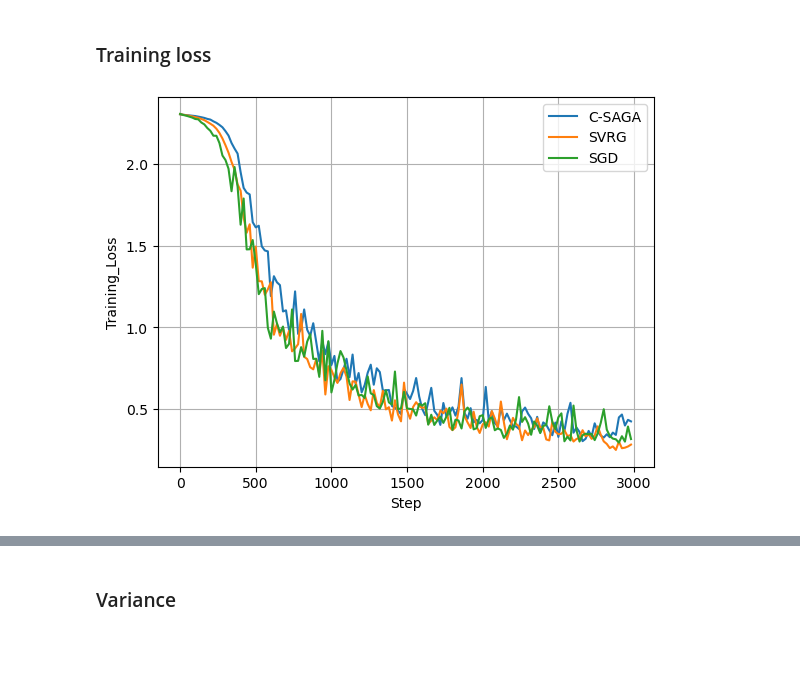
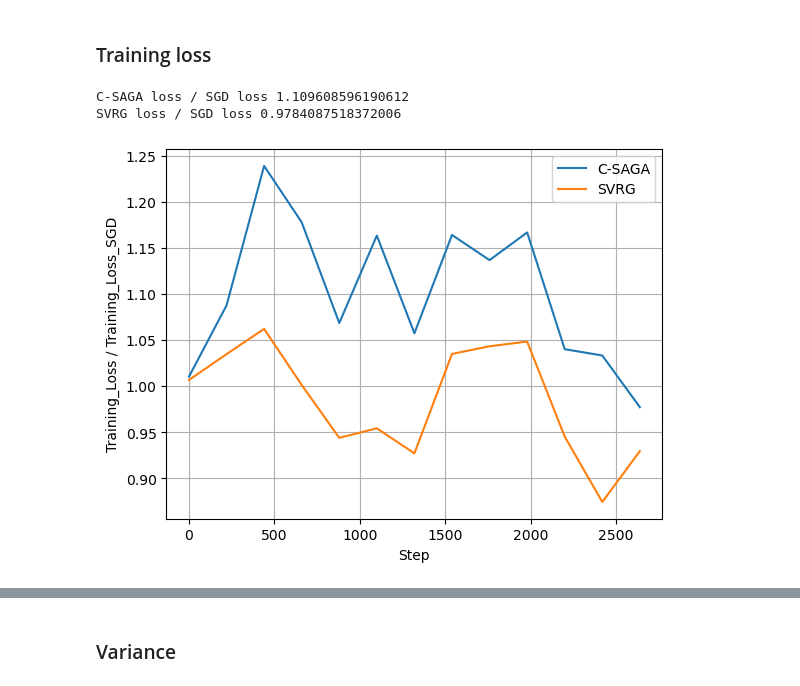
Before and after one commit to mohahf19/OptML-2023, a Jupyter notebook: compare_snapshots.ipynb, the cells around one changed output, grey strips where cells are left out. Drawn from its saved outputs; the diff is of its cells as text; code cells hidden in the pictures; blank space fills up the shorter version.

```diff
--- a/compare_snapshots.ipynb
+++ b/compare_snapshots.ipynb
@@ -66,50 +66,37 @@ ci_low_sgd, ci_up_sgd = mean_sgd - 1.96*std_sgd/np.sqrt(num_runs), mean_sgd + 1.
 # %%
 steps_loss = 20 * np.array(list(range(150))) # we measure the train loss once in 20 steps out of 3000 total, used for x axis
 
-ratio = False # set to true to plot ratio of train loss of SAGA/SGD and SVRG/SGD
 ci = False # set to true to plot confidence interval
 smooth = True # remove spikes
 
-if ratio:
-    mean_sgd = mean_sgd + 0.00000001
 
-    if smooth:
-        r, s = plot_utils.smoothen(mean_saga/mean_sgd, 11)
-        s = 20*s
-    else:
-        s, r = steps_loss, mean_saga/mean_sgd
-    plt.plot(s, r, label = "C-SAGA")
+mean_sgd = mean_sgd + 0.00000001
 
-    if smooth:
-        r, s = plot_utils.smoothen(mean_svrg/mean_sgd, 11)
-        s = 20*s
-    else:
-        s, r = steps_loss, mean_svrg/mean_sgd
-    plt.plot(s, r, label = "SVRG")
+if smooth:
+    r, s = plot_utils.smoothen(mean_saga/mean_sgd, 11)
+    s = 20*s
+else:
+    s, r = steps_loss, mean_saga/mean_sgd
+plt.plot(s, r, label = "C-SAGA")
 
-    print(np.mean(mean_saga/mean_sgd), np.mean(mean_svrg/mean_sgd))
+if smooth:
+    r, s = plot_utils.smoothen(mean_svrg/mean_sgd, 11)
+    s = 20*s
+else:
+    s, r = steps_loss, mean_svrg/mean_sgd
+plt.plot(s, r, label = "SVRG")
 
-    plt.xlabel('Step')
-    plt.ylabel('Training_Loss / Training_Loss_SGD')
-else:
-    plt.plot(steps_loss, mean_saga, label = "C-SAGA")
-    if ci:
-        plt.fill_between(steps_loss, ci_low_saga, ci_up_saga, alpha = 0.3)
+print("C-SAGA loss / SGD loss", np.mean(mean_saga/mean_sgd))
+print("SVRG loss / SGD loss", np.mean(mean_svrg/mean_sgd))
 
-    plt.plot(steps_loss, mean_svrg, label = "SVRG")
-    if ci:
-        plt.fill_between(steps_loss, ci_low_svrg, ci_up_svrg, alpha = 0.3)
-
-    plt.plot(steps_loss, mean_sgd, label = "SGD")
-    if ci:
-        plt.fill_between(steps_loss, ci_low_sgd, ci_up_sgd, alpha = 0.3)
-
-    plt.xlabel('Step')
-    plt.ylabel('Training_Loss')
+plt.xlabel('Step')
+plt.ylabel('Training_Loss / Training_Loss_SGD')
 
 
 plt.legend()
 plt.grid()
 plt.show()
 # %% [output]
+C-SAGA loss / SGD loss 1.109608596190612
+SVRG loss / SGD loss 0.9784087518372006
-[figure, old version]
+[figure, new version]
```
Also changed, not shown: parts of 1 cell of this notebook, 1 other file.
